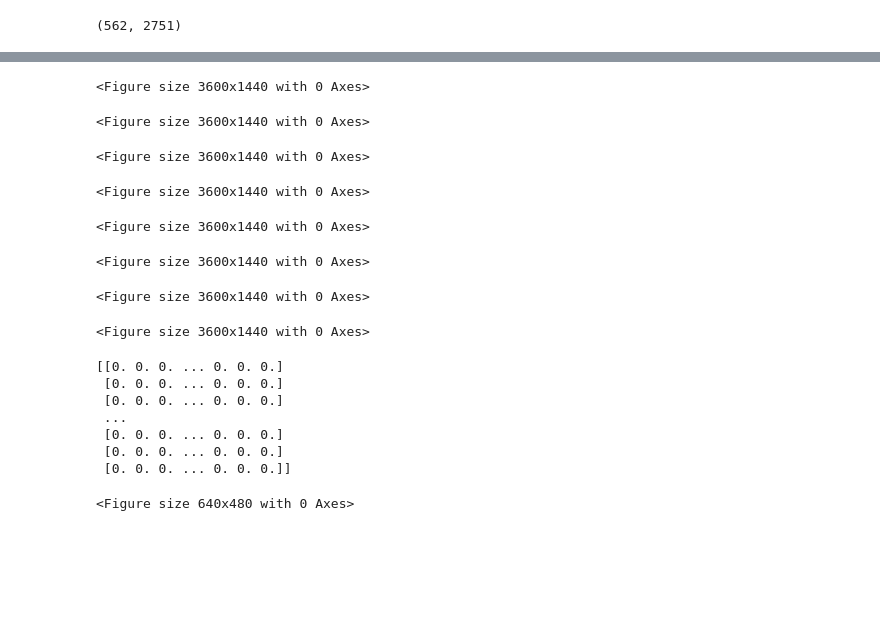
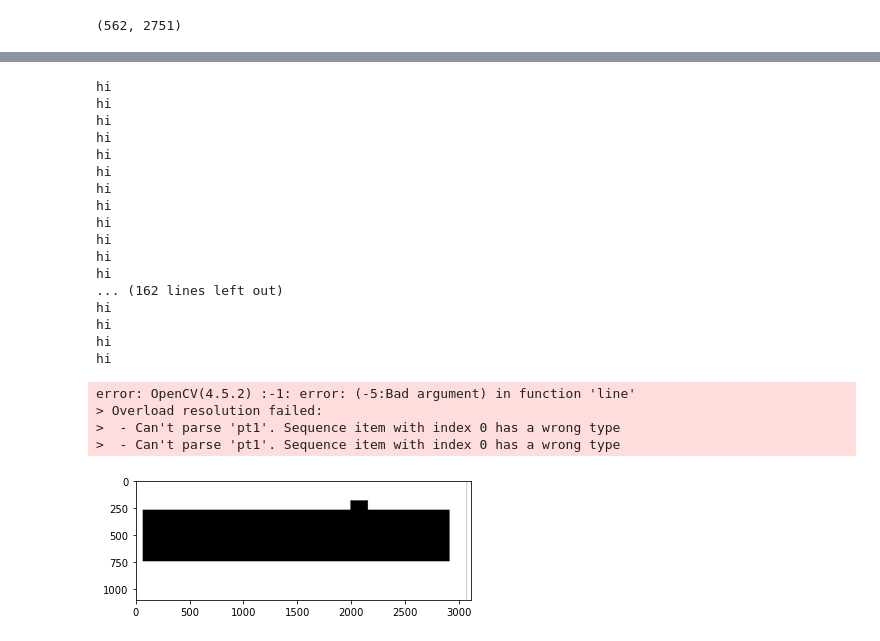
Before and after one commit to thearkamitra/HackZurich2022_LIT, a Jupyter notebook: Corner_explore.ipynb, the cells around one changed output, grey strips where cells are left out. Cells and saved outputs as stored; diff of their text form; code cells hidden in the pictures; blank space fills up the shorter version.

```diff
--- a/Corner_explore.ipynb
+++ b/Corner_explore.ipynb
@@ -51,0 +123,8 @@ img_cropped.shape
+# %%
+
+for y, row in enumerate(corners):
+    x_same_y = np.argwhere(row).reshape(-1)
+    for x1,x2 in zip(x_same_y[:-1],x_same_y[1:]):
+        if x2 - x1 < 400 and x2-x1>50:
+            print(x2-x1)
+            print(x1,x2)
@@ -94,23 +223,0 @@ def hardcode_color(img_file):
-# %%
-for img_file in img_files:
-    cornerHarris(img_file,show=False)
-# %% [output]
-<Figure size 3600x1440 with 0 Axes>
-<Figure size 3600x1440 with 0 Axes>
-<Figure size 3600x1440 with 0 Axes>
-<Figure size 3600x1440 with 0 Axes>
-<Figure size 3600x1440 with 0 Axes>
-<Figure size 3600x1440 with 0 Axes>
-<Figure size 3600x1440 with 0 Axes>
-<Figure size 3600x1440 with 0 Axes>
-# %%
-cornerHarris(img_file)
-# %% [output]
-[[0. 0. 0. ... 0. 0. 0.]
- [0. 0. 0. ... 0. 0. 0.]
- [0. 0. 0. ... 0. 0. 0.]
- ...
- [0. 0. 0. ... 0. 0. 0.]
- [0. 0. 0. ... 0. 0. 0.]
- [0. 0. 0. ... 0. 0. 0.]]
-<Figure size 640x480 with 0 Axes>
@@ -116,0 +307,27 @@ cornerHarris(img_file)
+# %%
+
+rooms, colored_house = find_rooms(img_new.copy())
+plt.imshow('result', colored_house)
+# %% [output]
+hi
+hi
+hi
+hi
+hi
+hi
+hi
+hi
+hi
+hi
+hi
+hi
+... (162 lines left out)
+hi
+hi
+hi
+hi
+error: OpenCV(4.5.2) :-1: error: (-5:Bad argument) in function 'line'
+> Overload resolution failed:
+>  - Can't parse 'pt1'. Sequence item with index 0 has a wrong type
+>  - Can't parse 'pt1'. Sequence item with index 0 has a wrong type
+[figure, added]
```
Also changed, not shown: parts of 18 cells of this notebook.
